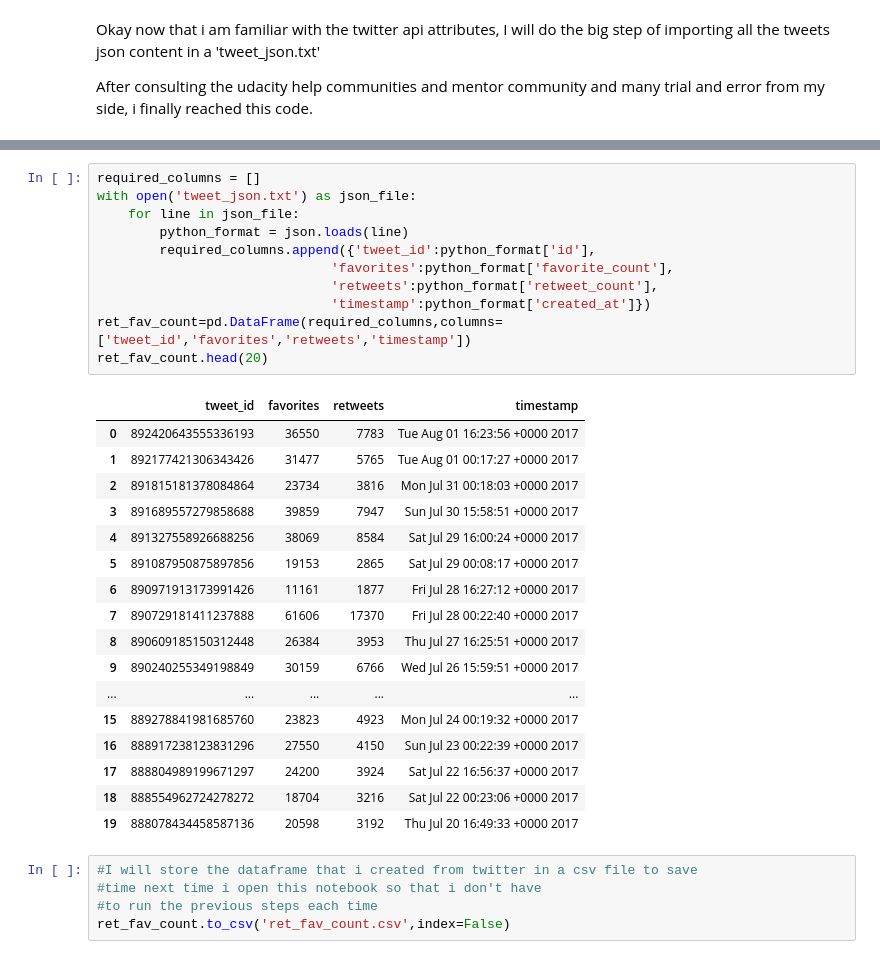
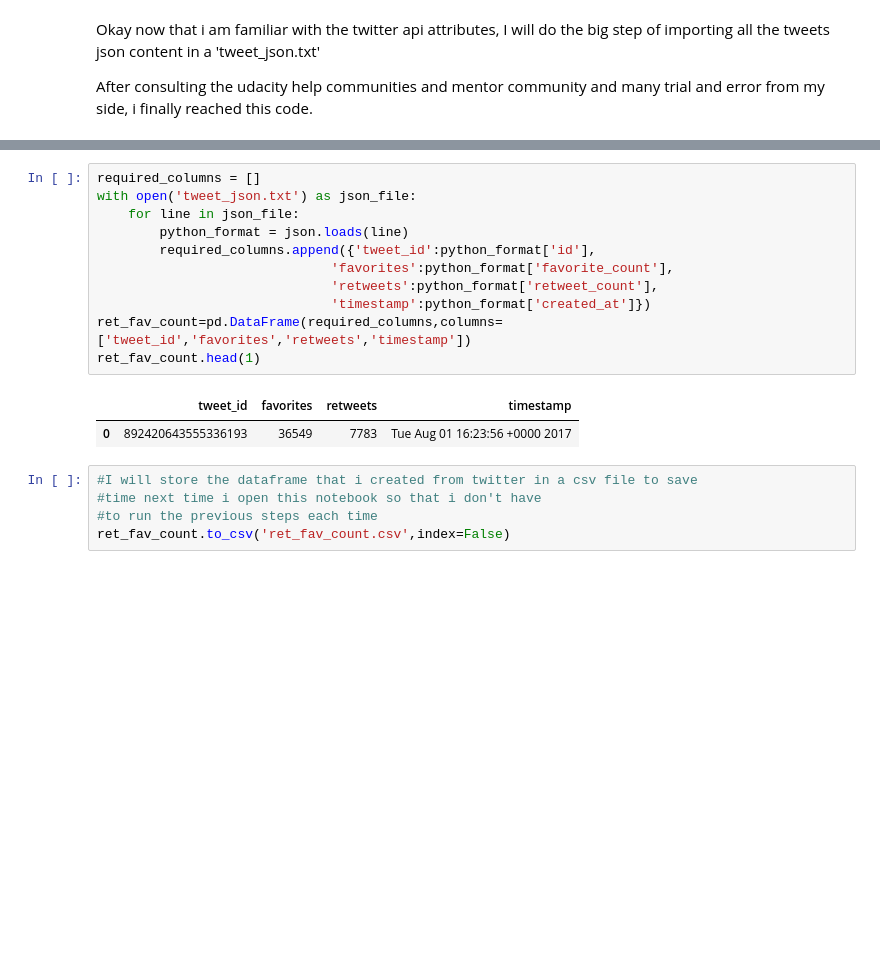
Before and after one commit to CherifArsanious/wrangle-and-analyze-data-project, a Jupyter notebook: wrangle_act.ipynb, the cells around one changed output, grey strips where cells are left out. Drawn from its saved outputs; the diff is of its cells as text; blank space fills up the shorter version.

```diff
--- a/wrangle_act.ipynb
+++ b/wrangle_act.ipynb
@@ -375,32 +273,17 @@ Rate limit reached. Sleeping for: 598
 # %%
 required_columns = []
 with open('tweet_json.txt') as json_file:
     for line in json_file:
         python_format = json.loads(line)
         required_columns.append({'tweet_id':python_format['id'],
                               'favorites':python_format['favorite_count'],
                               'retweets':python_format['retweet_count'],
                               'timestamp':python_format['created_at']})
 ret_fav_count=pd.DataFrame(required_columns,columns=['tweet_id','favorites','retweets','timestamp'])
-ret_fav_count.head(20)
+ret_fav_count.head(1)
 # %% [output]
 |  | tweet_id | favorites | retweets | timestamp |
-| 0 | 892420643555336193 | 36550 | 7783 | Tue Aug 01 16:23:56 +0000 2017 |
-| 1 | 892177421306343426 | 31477 | 5765 | Tue Aug 01 00:17:27 +0000 2017 |
-| 2 | 891815181378084864 | 23734 | 3816 | Mon Jul 31 00:18:03 +0000 2017 |
-| 3 | 891689557279858688 | 39859 | 7947 | Sun Jul 30 15:58:51 +0000 2017 |
-| 4 | 891327558926688256 | 38069 | 8584 | Sat Jul 29 16:00:24 +0000 2017 |
-| 5 | 891087950875897856 | 19153 | 2865 | Sat Jul 29 00:08:17 +0000 2017 |
-| 6 | 890971913173991426 | 11161 | 1877 | Fri Jul 28 16:27:12 +0000 2017 |
-| 7 | 890729181411237888 | 61606 | 17370 | Fri Jul 28 00:22:40 +0000 2017 |
-| 8 | 890609185150312448 | 26384 | 3953 | Thu Jul 27 16:25:51 +0000 2017 |
-| 9 | 890240255349198849 | 30159 | 6766 | Wed Jul 26 15:59:51 +0000 2017 |
-| ... | ... | ... | ... | ... |
-| 15 | 889278841981685760 | 23823 | 4923 | Mon Jul 24 00:19:32 +0000 2017 |
-| 16 | 888917238123831296 | 27550 | 4150 | Sun Jul 23 00:22:39 +0000 2017 |
-| 17 | 888804989199671297 | 24200 | 3924 | Sat Jul 22 16:56:37 +0000 2017 |
-| 18 | 888554962724278272 | 18704 | 3216 | Sat Jul 22 00:23:06 +0000 2017 |
-| 19 | 888078434458587136 | 20598 | 3192 | Thu Jul 20 16:49:33 +0000 2017 |
+| 0 | 892420643555336193 | 36549 | 7783 | Tue Aug 01 16:23:56 +0000 2017 |
 # %%
 #I will store the dataframe that i created from twitter in a csv file to save
 #time next time i open this notebook so that i don't have
```
Also changed, not shown: parts of 11 cells of this notebook.
